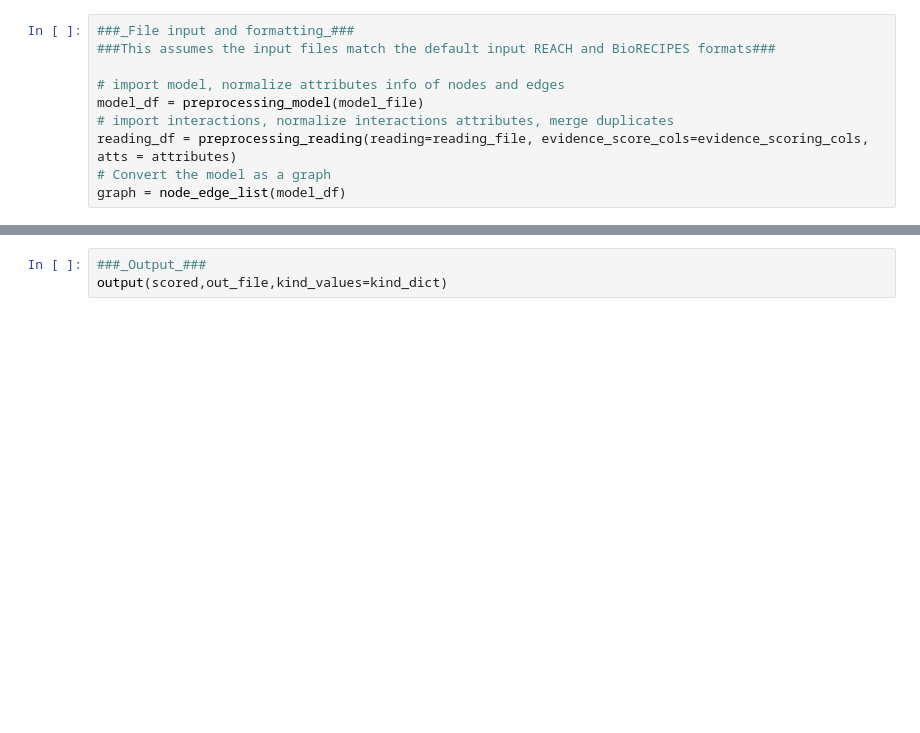
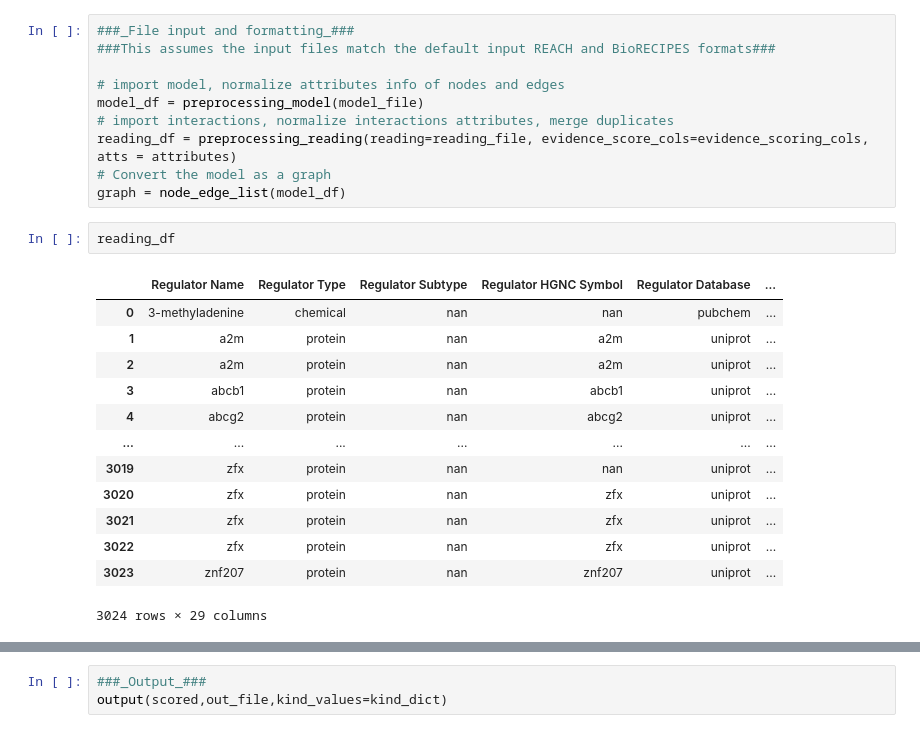
Before and after one commit to pitt-miskov-zivanov-lab/VIOLIN, a Jupyter notebook: examples/use_VIOLIN.ipynb, the cells around one changed output, grey strips where cells are left out. Saved outputs shown, nothing was run; the diff lists cells and outputs as text; blank space fills up the shorter version.

```diff
--- a/examples/use_VIOLIN.ipynb
+++ b/examples/use_VIOLIN.ipynb
@@ -79,5 +82,21 @@ model_df = preprocessing_model(model_file)
 reading_df = preprocessing_reading(reading=reading_file, evidence_score_cols=evidence_scoring_cols, atts = attributes)
 # Convert the model as a graph
 graph = node_edge_list(model_df)
+# %%
+reading_df
+# %% [output]
+|  | Regulator Name | Regulator Type | Regulator Subtype | Regulator HGNC Symbol | Regulator Database | ... |
+| 0 | 3-methyladenine | chemical | nan | nan | pubchem | ... |
+| 1 | a2m | protein | nan | a2m | uniprot | ... |
+| 2 | a2m | protein | nan | a2m | uniprot | ... |
+| 3 | abcb1 | protein | nan | abcb1 | uniprot | ... |
+| 4 | abcg2 | protein | nan | abcg2 | uniprot | ... |
+| ... | ... | ... | ... | ... | ... | ... |
+| 3019 | zfx | protein | nan | nan | uniprot | ... |
+| 3020 | zfx | protein | nan | zfx | uniprot | ... |
+| 3021 | zfx | protein | nan | zfx | uniprot | ... |
+| 3022 | zfx | protein | nan | zfx | uniprot | ... |
+| 3023 | znf207 | protein | nan | znf207 | uniprot | ... |
+3024 rows × 29 columns
 # %%
 ###_Scoring_###
```
Also changed, not shown: parts of 5 cells of this notebook, 59 other files.
